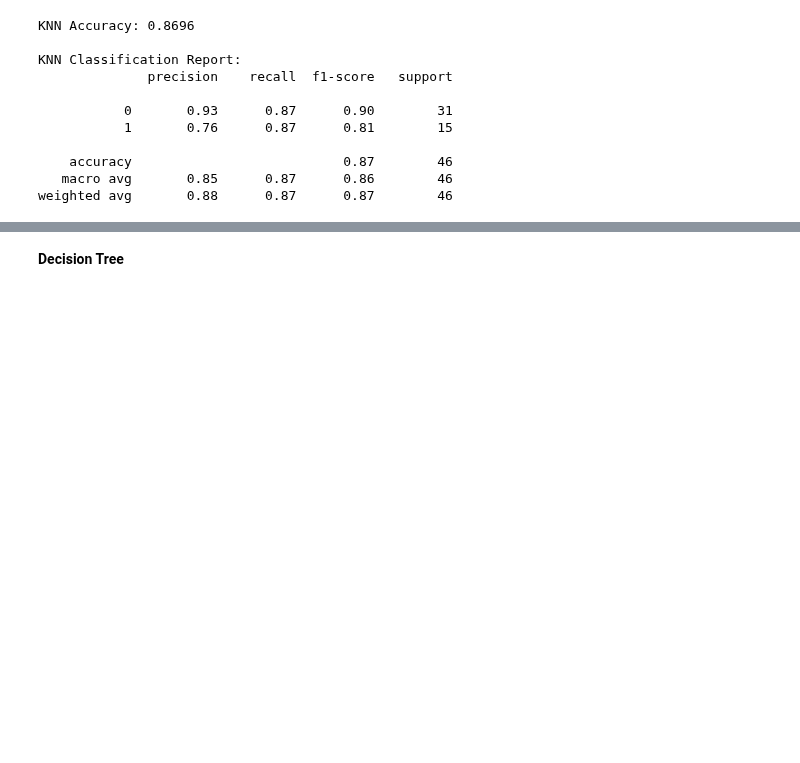
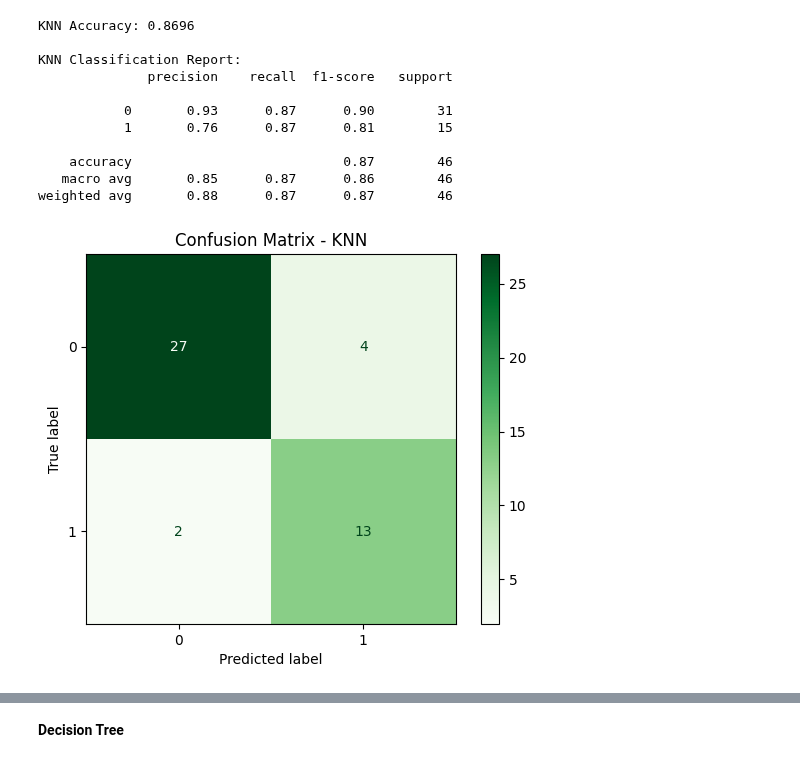
Before and after one commit to KAVYADINDI/StudentAcademicPerformancePrediction, a Jupyter notebook: test_student.ipynb, the cells around one changed output, grey strips where cells are left out. Saved outputs shown, nothing was run; the diff lists cells and outputs as text; code cells hidden in the pictures; blank space fills up the shorter version.

```diff
--- a/test_student.ipynb
+++ b/test_student.ipynb
@@ -695,3 +719,15 @@ KNN Classification Report:
     accuracy                           0.87        46
    macro avg       0.85      0.87      0.86        46
 weighted avg       0.88      0.87      0.87        46
+# %%
+from sklearn.metrics import confusion_matrix, ConfusionMatrixDisplay
+import matplotlib.pyplot as plt
+
+# Generate confusion matrix for KNN
+cm_knn = confusion_matrix(y_test, y_pred_knn)
+disp_knn = ConfusionMatrixDisplay(confusion_matrix=cm_knn, display_labels=[0, 1])
+disp_knn.plot(cmap='Greens')
+plt.title('Confusion Matrix - KNN')
+plt.show()
+# %% [output]
+[figure, added]
```
Also changed, not shown: parts of 31 cells of this notebook.
